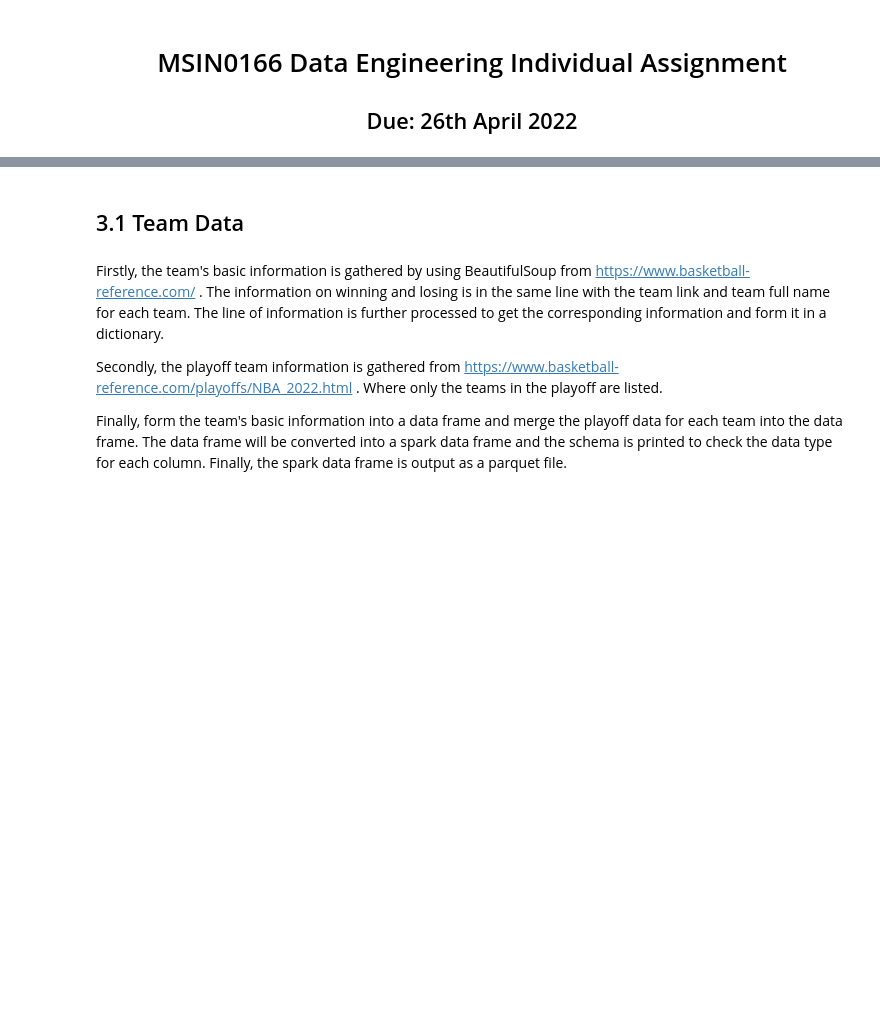
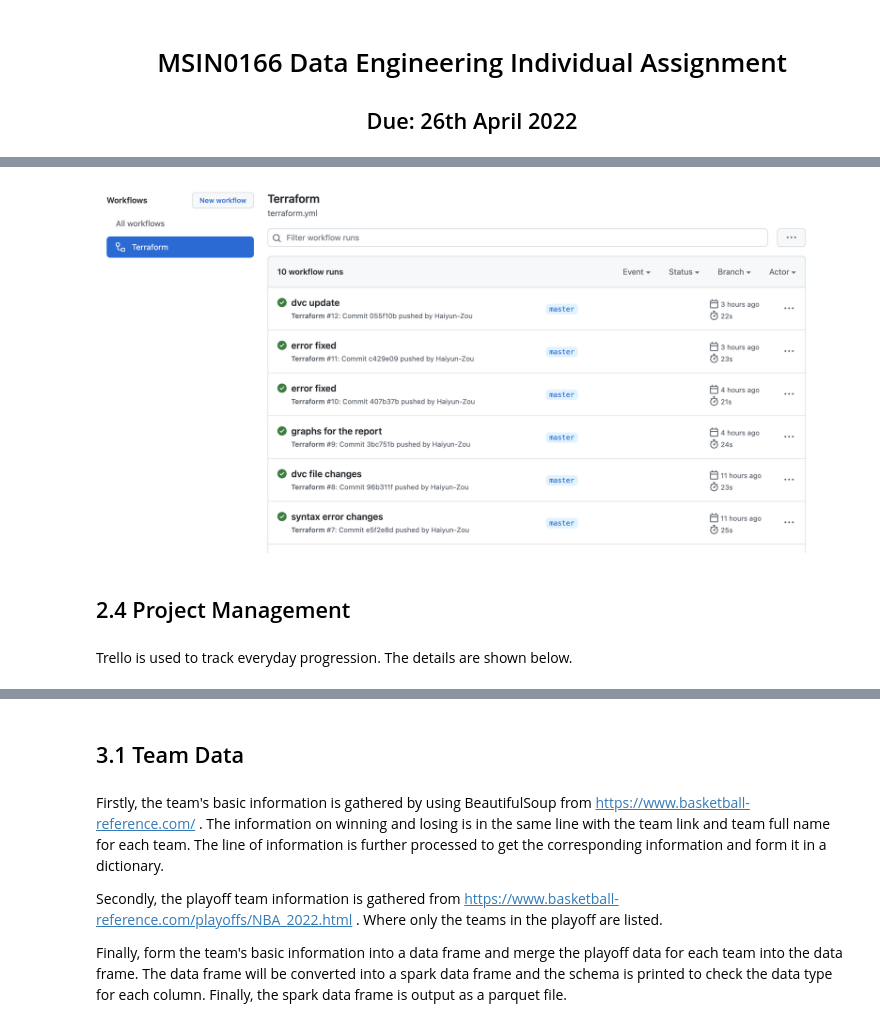
Before and after one commit to Haiyun-Zou/MSIN0166_Data_Engineering_individual, a Jupyter notebook: MSIN0166_Data_Engineering_Individual_Assignment.ipynb, the cells around one changed output, grey strips where cells are left out. Cells and saved outputs as stored; diff of their text form; code cells hidden in the pictures; blank space fills up the shorter version.

```diff
--- a/MSIN0166_Data_Engineering_Individual_Assignment.ipynb
+++ b/MSIN0166_Data_Engineering_Individual_Assignment.ipynb
@@ -61,0 +75,8 @@ import matplotlib.pyplot as plt
+# %%
+Image("/project/MSIN0166_Data_Engineering_individual/graphs/commit_automation.png", width = 800)
+# %% [output]
+[figure, added]
+# %% [markdown]
+## 2.4 Project Management
+# %% [markdown]
+Trello is used to track everyday progression. The details are shown below.
```
Also changed, not shown: parts of 99 cells of this notebook, 3 other files.
